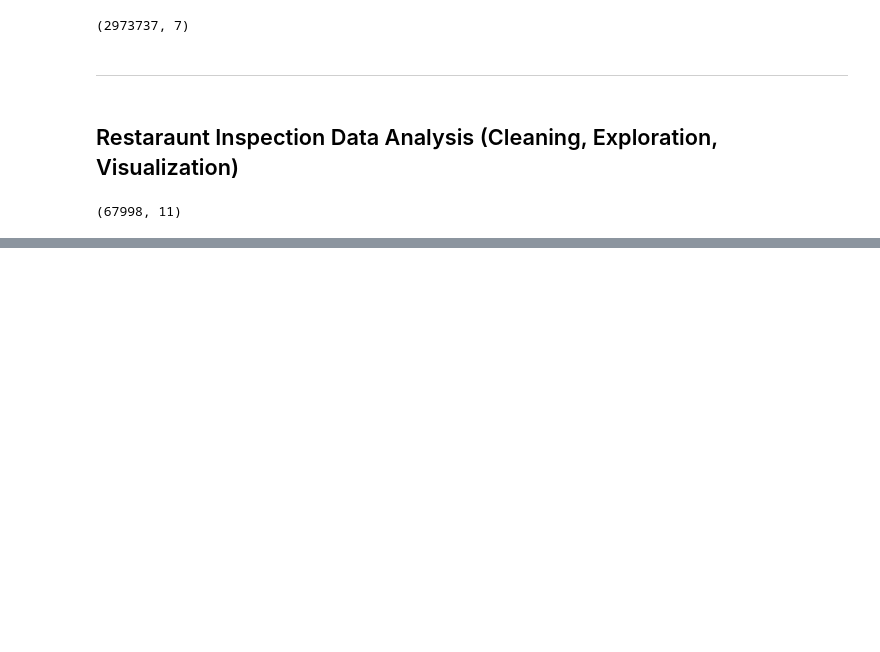
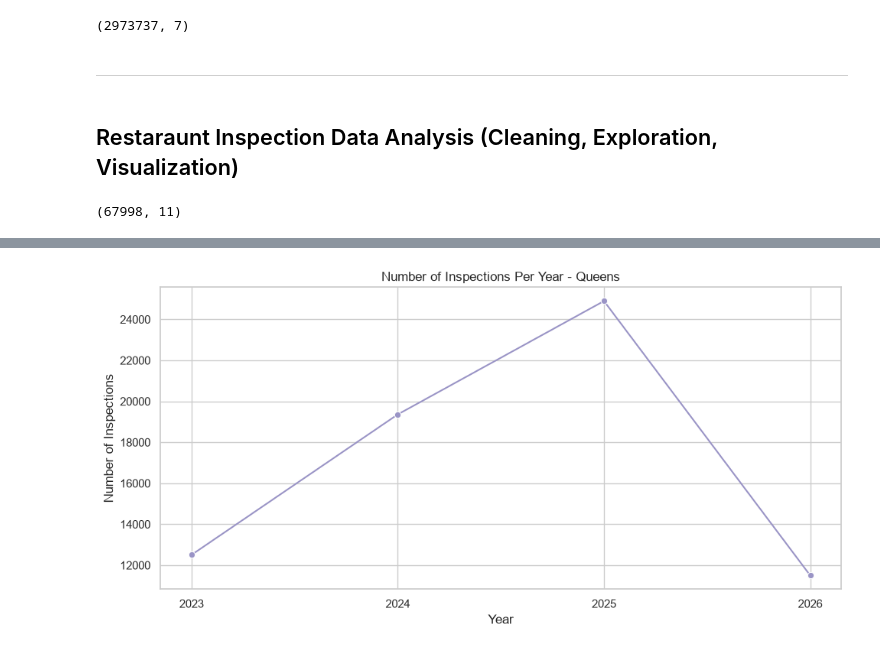
Before and after one commit to ac11599/nyc-restaurant-inspections, a Jupyter notebook: NYC-restaurant-inspections.ipynb, the cells around one changed output, grey strips where cells are left out. Saved outputs shown, nothing was run; the diff lists cells and outputs as text; code cells hidden in the pictures; blank space fills up the shorter version.

```diff
--- a/NYC-restaurant-inspections.ipynb
+++ b/NYC-restaurant-inspections.ipynb
@@ -107,0 +148,15 @@ dtype: int64
+# %%
+# Number of Inspections Per Year - Queens
+inspections_df['year'] = pd.to_datetime(inspections_df['inspection_date']).dt.year
+year_counts = inspections_df['year'].value_counts().sort_index()
+
+plt.figure(figsize=(10, 5))
+sns.lineplot(x=year_counts.index, y=year_counts.values, marker='o', color=colors[1])
+plt.title('Number of Inspections Per Year - Queens')
+plt.xlabel('Year')
+plt.ylabel('Number of Inspections')
+plt.xticks(year_counts.index, year_counts.index.astype(int))
+plt.tight_layout()
+plt.show()
+# %% [output]
+[figure, added]
```
Also changed, not shown: parts of 7 cells of this notebook.
